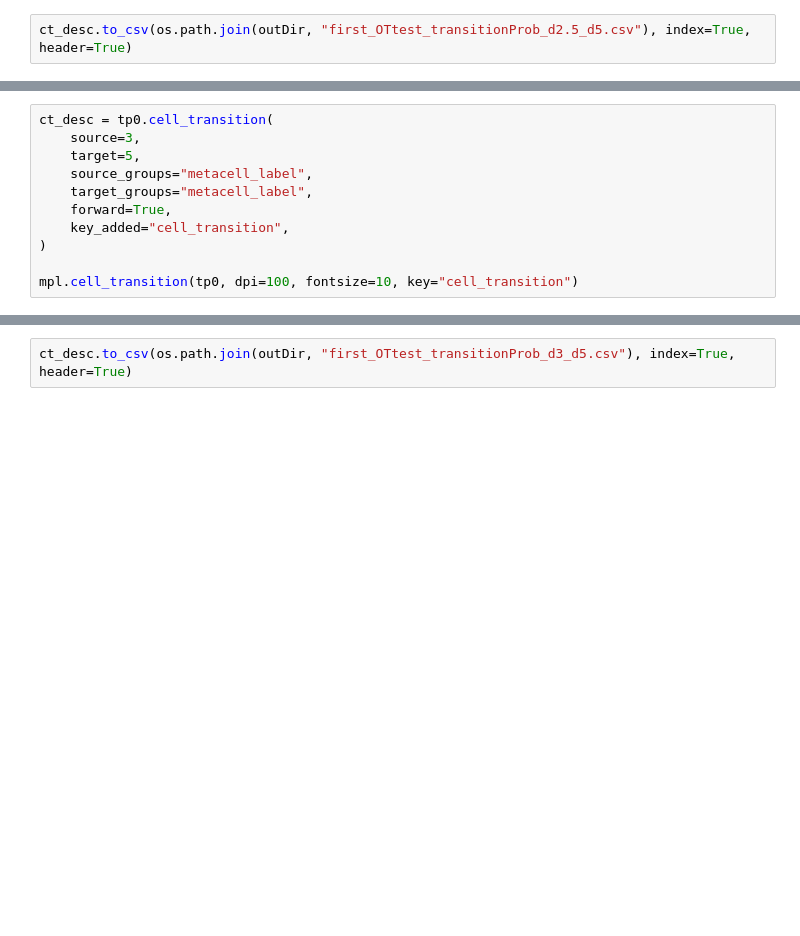
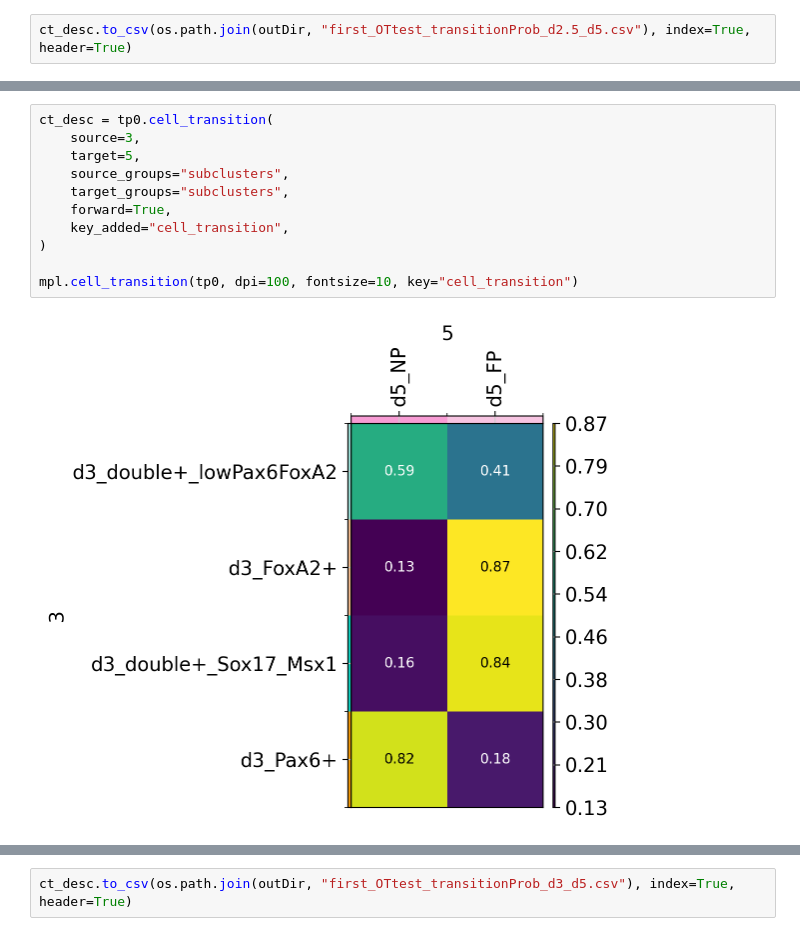
Before and after one commit to lengfei5/RA_competence, a Jupyter notebook: scripts/run_OT_moscot.ipynb, the cells around one changed output, grey strips where cells are left out. Drawn from its saved outputs; the diff is of its cells as text; blank space fills up the shorter version.

```diff
--- a/scripts/run_OT_moscot.ipynb
+++ b/scripts/run_OT_moscot.ipynb
@@ -256,13 +298,15 @@ mpl.cell_transition(tp0, dpi=100, fontsize=10, key="cell_transition")
 # %%
 ct_desc = tp0.cell_transition(
     source=3,
     target=5,
-    source_groups="metacell_label",
-    target_groups="metacell_label",
+    source_groups="subclusters",
+    target_groups="subclusters",
     forward=True,
     key_added="cell_transition",
 )
 
 mpl.cell_transition(tp0, dpi=100, fontsize=10, key="cell_transition")
+# %% [output]
+[figure, added]
 # %%
 ct_desc
```
Also changed, not shown: parts of 28 cells of this notebook, 1 other file.
